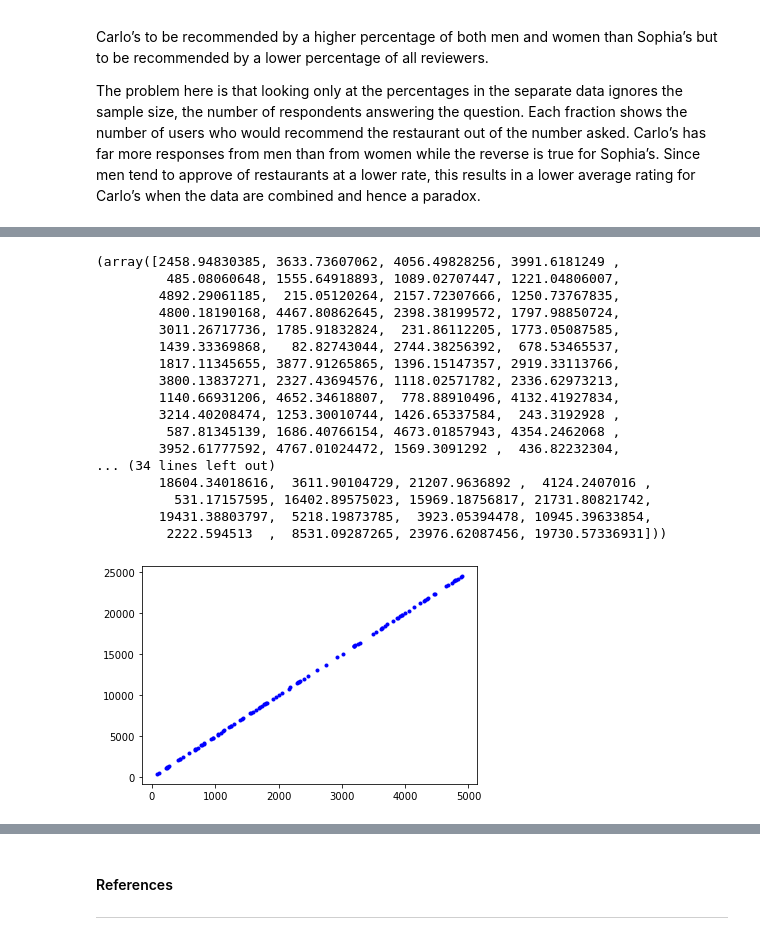
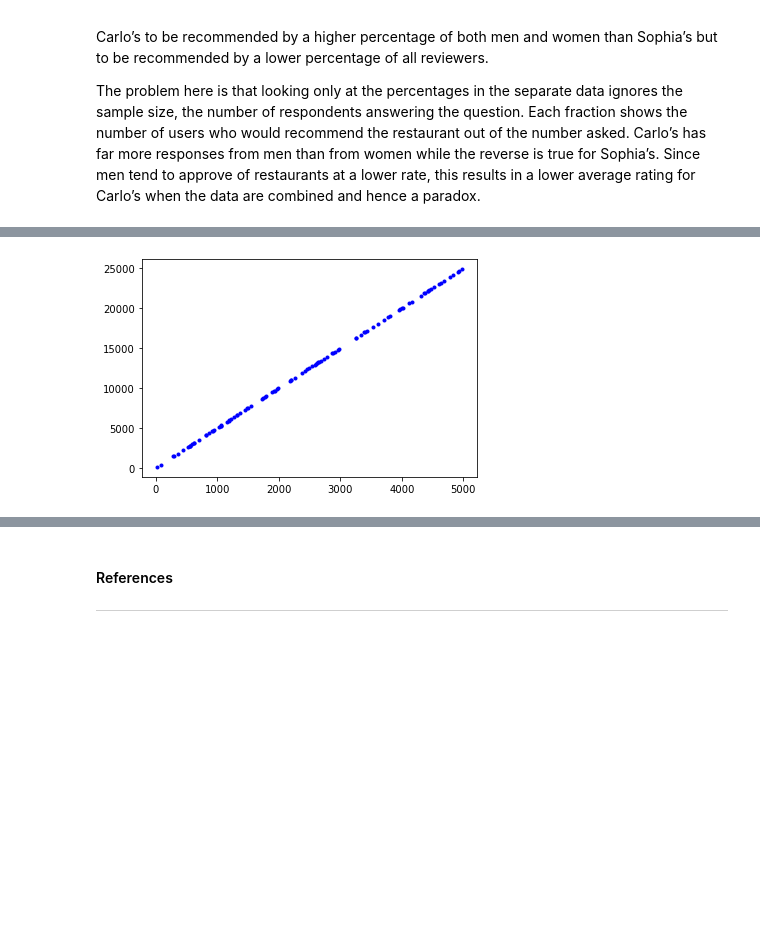
Before and after one commit to Fiona-600/Data-Analytics-2020-Tasks, a Jupyter notebook: Task-4/Task 3 & 4 .ipynb, the cells around one changed output, grey strips where cells are left out. Cells and saved outputs as stored; diff of their text form; code cells hidden in the pictures; blank space fills up the shorter version.

Commit message:
arrays set up

```diff
--- a/Task-4/Task 3 & 4 .ipynb
+++ b/Task-4/Task 3 & 4 .ipynb
@@ -291,30 +291,12 @@ plt.plot (x5,y5,"r.");
 # %%
-#Set array 1:
+#Set array 2:
 
 a6, b6 = 5,10
 x6 = np.random.uniform (1, 5000, size = 100)
 y6 = a6 * x6 + b6
 plt.plot (x6,y6,"b.");
-x6,y6
 # %% [output]
-(array([2458.94830385, 3633.73607062, 4056.49828256, 3991.6181249 ,
-         485.08060648, 1555.64918893, 1089.02707447, 1221.04806007,
-        4892.29061185,  215.05120264, 2157.72307666, 1250.73767835,
-        4800.18190168, 4467.80862645, 2398.38199572, 1797.98850724,
-        3011.26717736, 1785.91832824,  231.86112205, 1773.05087585,
-        1439.33369868,   82.82743044, 2744.38256392,  678.53465537,
-        1817.11345655, 3877.91265865, 1396.15147357, 2919.33113766,
-        3800.13837271, 2327.43694576, 1118.02571782, 2336.62973213,
-        1140.66931206, 4652.34618807,  778.88910496, 4132.41927834,
-        3214.40208474, 1253.30010744, 1426.65337584,  243.3192928 ,
-         587.81345139, 1686.40766154, 4673.01857943, 4354.2462068 ,
-        3952.61777592, 4767.01024472, 1569.3091292 ,  436.82232304,
-... (34 lines left out)
-        18604.34018616,  3611.90104729, 21207.9636892 ,  4124.2407016 ,
-          531.17157595, 16402.89575023, 15969.18756817, 21731.80821742,
-        19431.38803797,  5218.19873785,  3923.05394478, 10945.39633854,
-         2222.594513  ,  8531.09287265, 23976.62087456, 19730.57336931]))
-[figure, old version]
+[figure, new version]
 # %%
 import matplotlib.pyplot as plt
 
```
Also changed, not shown: parts of 6 cells of this notebook.
